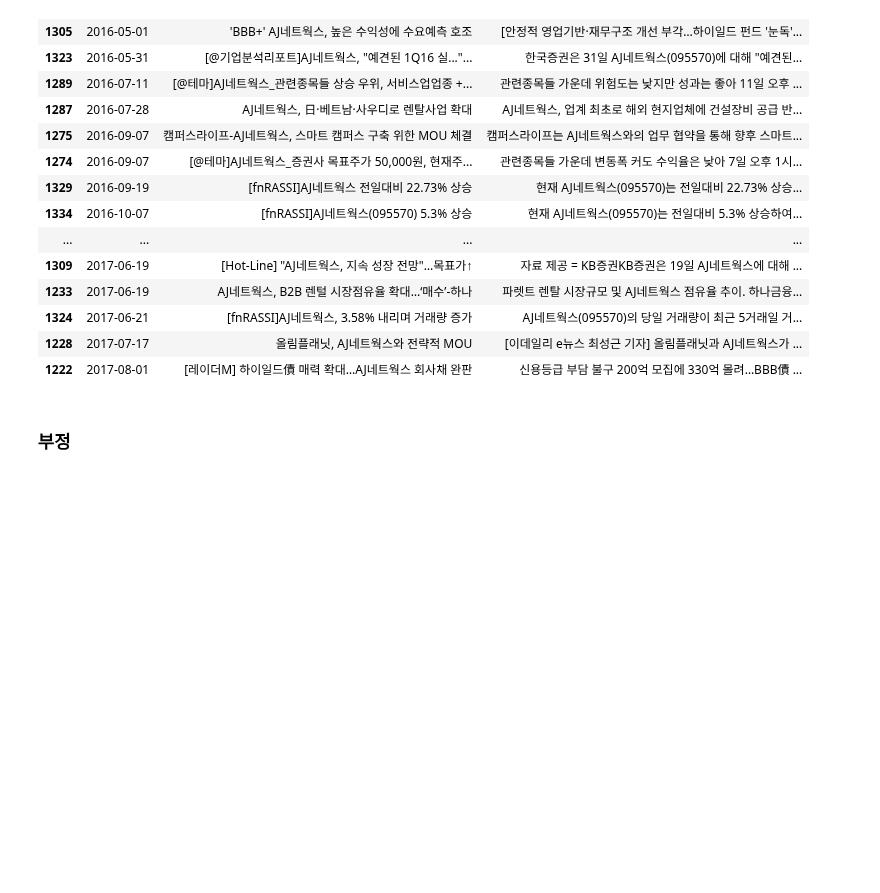
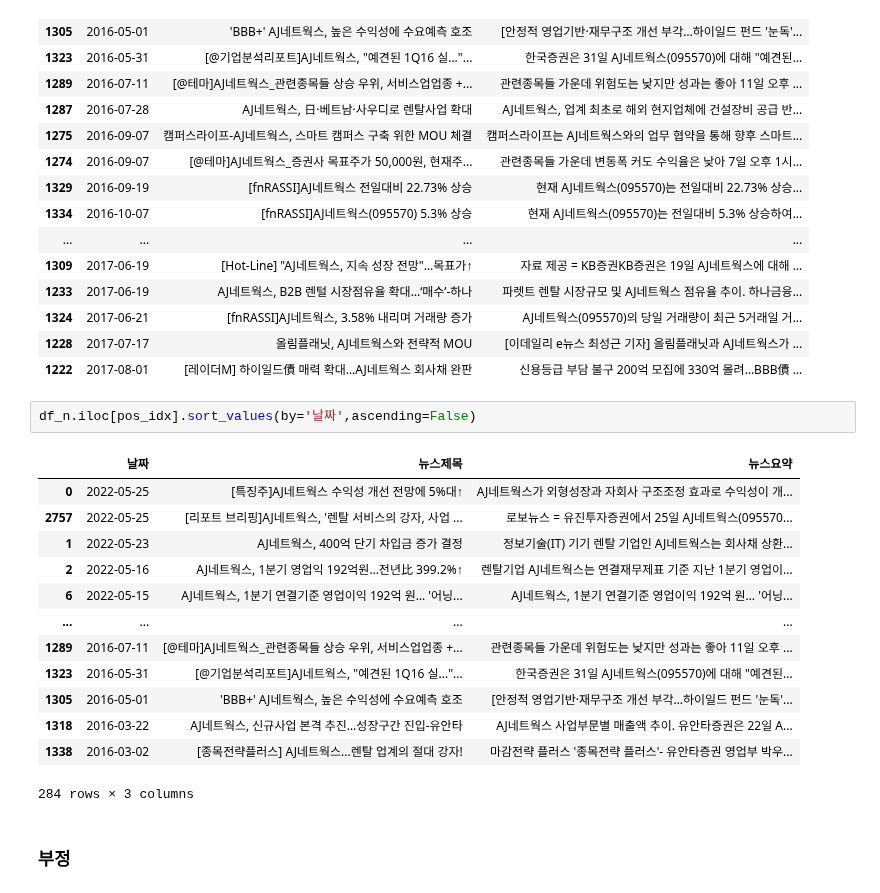
Before and after one commit to 21ckwj/fintech, a Jupyter notebook: 프로젝트6/BERT_finance감성점수모델.ipynb, the cells around one changed output. Drawn from its saved outputs; the diff is of its cells as text; blank space fills up the shorter version.

```diff
--- a/프로젝트6/BERT_finance감성점수모델.ipynb
+++ b/프로젝트6/BERT_finance감성점수모델.ipynb
@@ -480,6 +477,22 @@ df_n.iloc[pos_idx][:30]
 | 1324 | 2017-06-21 | [fnRASSI]AJ네트웍스, 3.58% 내리며 거래량 증가 | AJ네트웍스(095570)의 당일 거래량이 최근 5거래일 거... |
 | 1228 | 2017-07-17 | 올림플래닛, AJ네트웍스와 전략적 MOU | [이데일리 e뉴스 최성근 기자] 올림플래닛과 AJ네트웍스가 ... |
 | 1222 | 2017-08-01 | [레이더M] 하이일드債 매력 확대…AJ네트웍스 회사채 완판 | 신용등급 부담 불구 200억 모집에 330억 몰려…BBB債 ... |
+# %%
+df_n.iloc[pos_idx].sort_values(by='날짜',ascending=False)
+# %% [output]
+|  | 날짜 | 뉴스제목 | 뉴스요약 |
+| 0 | 2022-05-25 | [특징주]AJ네트웍스 수익성 개선 전망에 5%대↑ | AJ네트웍스가 외형성장과 자회사 구조조정 효과로 수익성이 개... |
+| 2757 | 2022-05-25 | [리포트 브리핑]AJ네트웍스, '렌탈 서비스의 강자, 사업 ... | 로보뉴스 = 유진투자증권에서 25일 AJ네트웍스(095570... |
+| 1 | 2022-05-23 | AJ네트웍스, 400억 단기 차입금 증가 결정 | 정보기술(IT) 기기 렌탈 기업인 AJ네트웍스는 회사채 상환... |
+| 2 | 2022-05-16 | AJ네트웍스, 1분기 영업익 192억원…전년比 399.2%↑ | 렌탈기업 AJ네트웍스는 연결재무제표 기준 지난 1분기 영업이... |
+| 6 | 2022-05-15 | AJ네트웍스, 1분기 연결기준 영업이익 192억 원… '어닝... | AJ네트웍스, 1분기 연결기준 영업이익 192억 원… '어닝... |
+| ... | ... | ... | ... |
+| 1289 | 2016-07-11 | [@테마]AJ네트웍스_관련종목들 상승 우위, 서비스업업종 +... | 관련종목들 가운데 위험도는 낮지만 성과는 좋아 11일 오후 ... |
+| 1323 | 2016-05-31 | [@기업분석리포트]AJ네트웍스, "예견된 1Q16 실..."... | 한국증권은 31일 AJ네트웍스(095570)에 대해 "예견된... |
+| 1305 | 2016-05-01 | 'BBB+' AJ네트웍스, 높은 수익성에 수요예측 호조 | [안정적 영업기반·재무구조 개선 부각…하이일드 펀드 '눈독'... |
+| 1318 | 2016-03-22 | AJ네트웍스, 신규사업 본격 추진…성장구간 진입-유안타 | AJ네트웍스 사업부문별 매출액 추이. 유안타증권은 22일 A... |
+| 1338 | 2016-03-02 | [종목전략플러스] AJ네트웍스...렌탈 업계의 절대 강자! | 마감전략 플러스 '종목전략 플러스'- 유안타증권 영업부 박우... |
+284 rows × 3 columns
 # %% [markdown]
 ### 부정
 # %%
```
Also changed, not shown: parts of 1 cell of this notebook, 17 other files.
